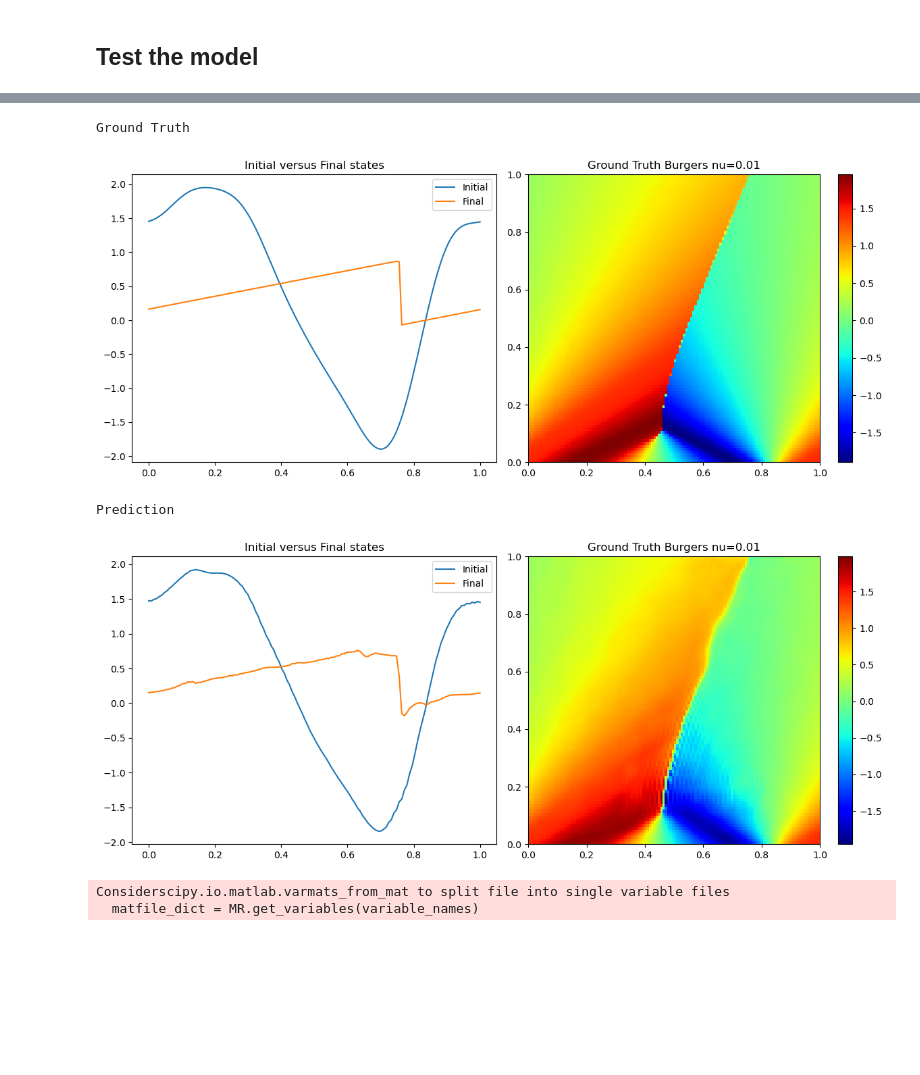
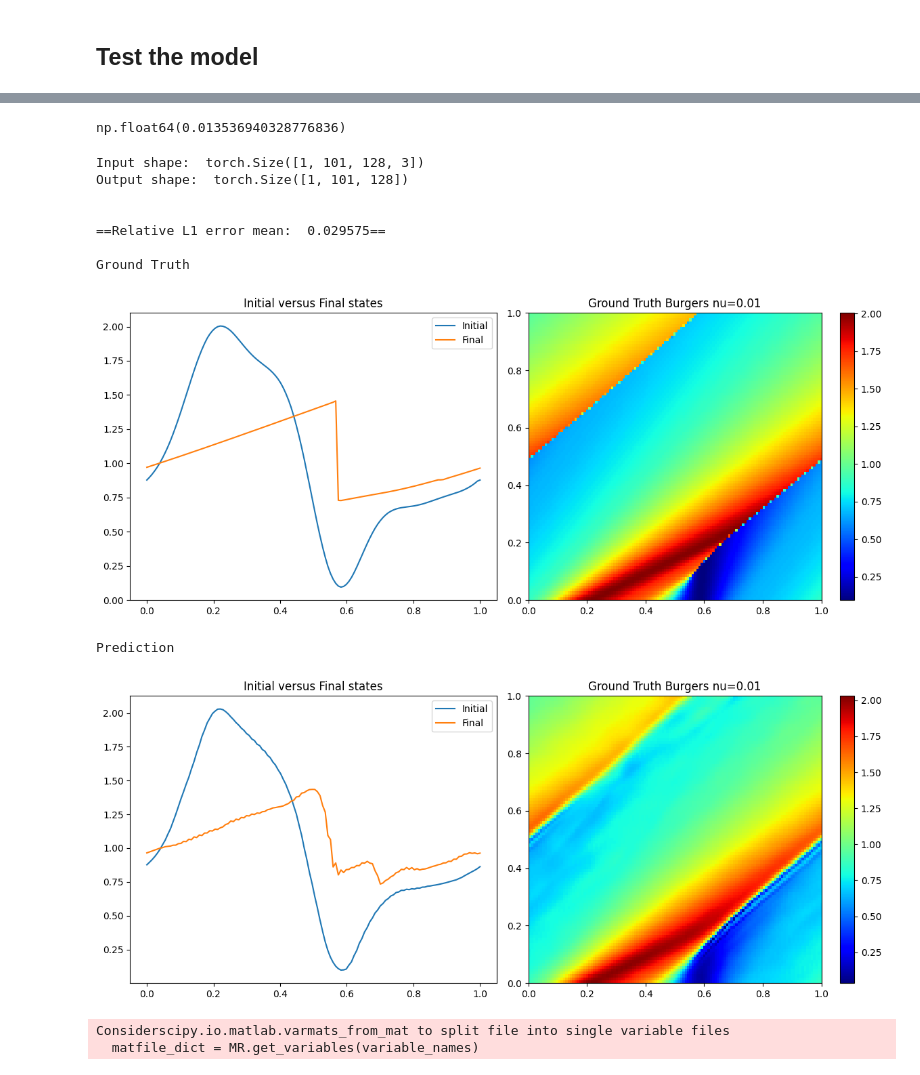
Before and after one commit to nhungpham-418/PI-FNO-reproduce, a Jupyter notebook: Results/FNO-burgers-nu-0-data-1-pde-001-ic-0-100-5.ipynb, the cells around one changed output, grey strips where cells are left out. Saved outputs shown, nothing was run; the diff lists cells and outputs as text; code cells hidden in the pictures; blank space fills up the shorter version.

```diff
--- a/Results/FNO-burgers-nu-0-data-1-pde-001-ic-0-100-5.ipynb
+++ b/Results/FNO-burgers-nu-0-data-1-pde-001-ic-0-100-5.ipynb
@@ -32,7 +32,7 @@ model = FNO2d(modes1=config['model']['modes1'],
               layers=config['model']['layers'],
               act=config['model']['act']).to(device)
 
-ckpt_path = "checkpoints/burgers-FDM/burgers-invisicd-data-1-pde-001-ic-0-100-5.pt"
+ckpt_path = "/home/tp526/neuraloperator/data/burgers-invisicd-data-1-pde-001-ic-0-100-5.pt"
 ckpt = torch.load(ckpt_path)
 model.load_state_dict(ckpt['model'])
 # %% [output]
@@ -43,6 +43,7 @@ FileNotFoundError: [Errno 2] No such file or directory: 'checkpoints/burgers-FDM
 import numpy as np
 import matplotlib.pyplot as plt
 from scipy.integrate import solve_ivp
+from scipy.interpolate import interp1d
 
 def solve_burgers_inviscid(u0, Nx=128, Nt=101, t_max=1.0):
     """
@@ -130,7 +131,7 @@ def solve_burgers_inviscid(u0, Nx=128, Nt=101, t_max=1.0):
     )
     return solution.y.T, x, t
 
-def create_burgers_dataset(N_SAMPLES=200, Nx=128, Nt=101, X_MUL=4, T_MUL=5, LENGTH_SCALE=1.0):
+def create_burgers_dataset(N_SAMPLES=200, Nx=128, Nt=101, X_MUL=4, T_MUL=5, LENGTH_SCALE=1.0, ics=None):
     """
     Generates dataset and returns dictionary with NumPy arrays.
     """
@@ -144,7 +145,18 @@ def create_burgers_dataset(N_SAMPLES=200, Nx=128, Nt=101, X_MUL=4, T_MUL=5, LENG
     feats = func_space.random(N_SAMPLES)
 
     xs = np.linspace(0, 1, Nx*X_MUL)
-    ics_all = func_space.eval_batch(feats, xs)
+    if ics is not None:
+        ics_all = np.zeros((N_SAMPLES, Nx*X_MUL))
+        # interpolate ics to match the resolution
+        x_res = ics.shape[1]
+        x_grid = np.linspace(0, 1, x_res+1, endpoint=True)
+        for k in range(N_SAMPLES):
+            ic_pad = np.append(ics[k], ics[k][0])
+            ic = interp1d(x_grid, ic_pad, "linear")
+            ics_all[k] = ic(xs)
+
+    else:
+        ics_all = func_space.eval_batch(feats, xs)
 
     for i in range(N_SAMPLES):
         if (i+1) % 50 == 0:
@@ -210,5 +222,10 @@ y shape: (100, 101, 128)
 <h2>Test the model</h2>
 # %%
 # Load initial conditions
-ics_all = np.load("./data/test_data/burgers_ic_grf_1.0_1000.npy")
+import numpy as np
+
+ics_all = np.load("../data/test_data/burgers_ic_grf_1.0_1000.npy")
+print(ics_all.shape)
+
+data_dict = create_burgers_dataset(N_SAMPLES=1000, Nx=128, Nt=101, X_MUL=4, T_MUL=5, LENGTH_SCALE=1.0, ics=ics_all)
 # %% [output]
@@ -305,7 +390,11 @@ L1 std: 1.913507e-02
+# %%
+np.min(l1_errors)
+# %% [output]
+np.float64(0.013536940328776836)
 # %%
 #
 # %%
-"""k = np.random.randint(50)
+k = np.random.randint(1000)
 
 x, y = torch.tensor(formatted_inputs[k:k+1], dtype=torch.float32).to(device), torch.tensor(data_dict["y"][k:k+1], dtype=torch.float32).to(device)
 
@@ -315,9 +404,9 @@ print("\n")
 
 out = model(x).reshape(y.shape)
 
-data_loss = torch.norm(out - y) / torch.norm(y)
+data_loss = torch.norm(out - y, p=1) / torch.norm(y, p=1)
 
-print(f'==Relative L2 error mean: {data_loss.item() : .6f}==\n')"""
+print(f'==Relative L1 error mean: {data_loss.item() : .6f}==\n')
 
 # Plot
 print("Ground Truth")
@@ -331,36 +420,42 @@ plt.plot(x_grid, truth[-1], label="Final")
 plt.title("Initial versus Final states")
 plt.legend()
 
 plt.subplot(1, 2, 2)
 plt.imshow(truth, extent=[0, 1, 0, 1], origin="lower", aspect="auto", cmap="jet")
 plt.title("Ground Truth Burgers nu=0.01")
 plt.colorbar()
 
 plt.tight_layout()
 plt.show()
 
 print("Prediction")
 pred = out[0].detach().cpu().numpy()
 
 plt.figure(figsize=(12, 5))
 plt.subplot(1, 2, 1)
 plt.plot(x_grid, pred[0], label="Initial")
 plt.plot(x_grid, pred[-1], label="Final")
 plt.title("Initial versus Final states")
 plt.legend()
 
 plt.subplot(1, 2, 2)
 plt.imshow(pred, extent=[0, 1, 0, 1], origin="lower", aspect="auto", cmap="jet")
 plt.title("Ground Truth Burgers nu=0.01")
 plt.colorbar()
 
 plt.tight_layout()
 plt.show()
 # %% [output]
+Input shape:  torch.Size([1, 101, 128, 3])
+Output shape:  torch.Size([1, 101, 128])
+
+
+==Relative L1 error mean:  0.029575==
+
 Ground Truth
-[figure, old version]
+[figure, new version]
 Prediction
-[figure, old version]
+[figure, new version]
 # %%
 dataset = BurgersLoader("/home/tp526/neuraloperator/data/burgers_pino.mat",
                             nx=128, nt=100,
```
Also changed, not shown: parts of 11 cells of this notebook, 1 other file.
